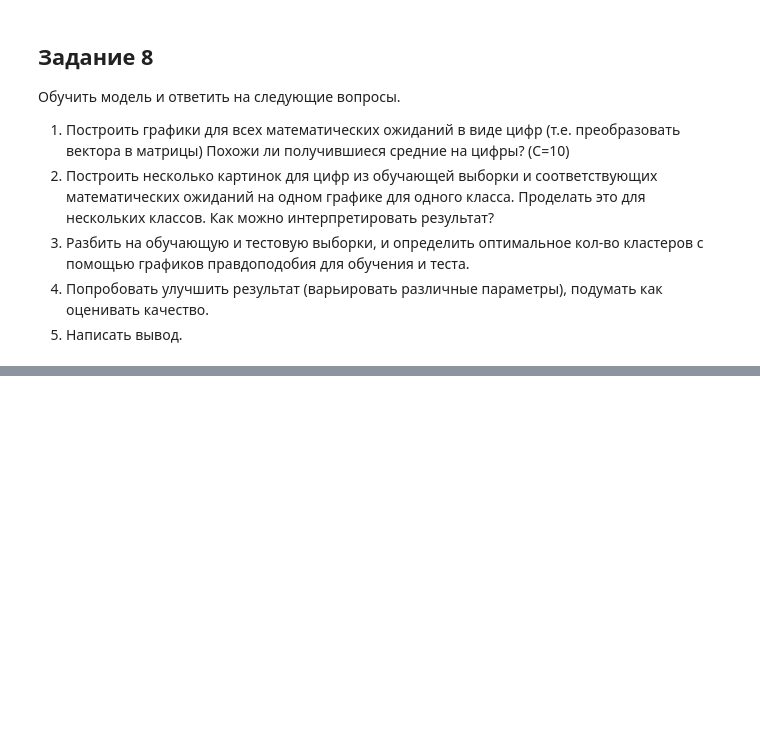
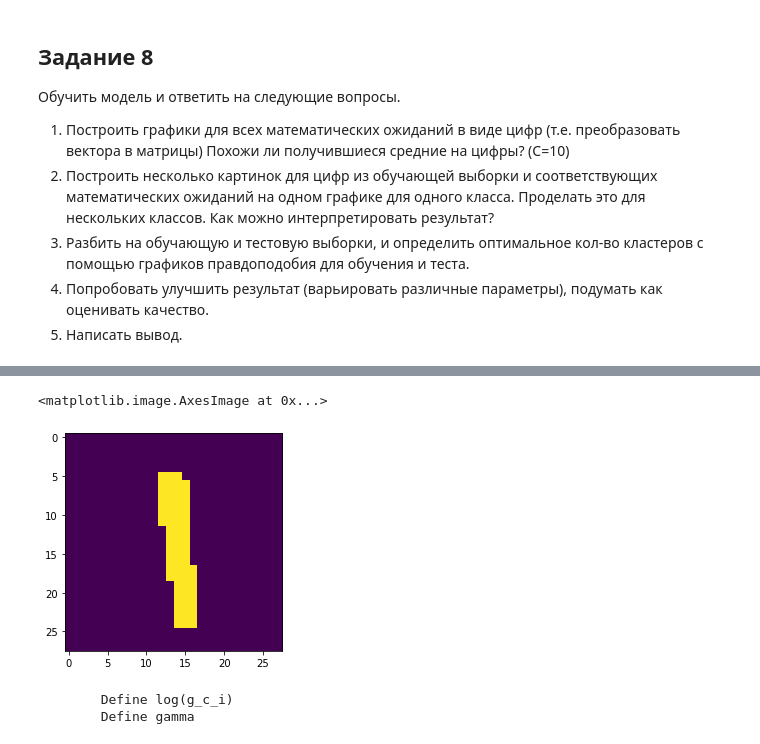
Before and after one commit to JacKira/BayesMethods, a Jupyter notebook: Lab/lab_descr.ipynb, the cells around one changed output, grey strips where cells are left out. Saved outputs shown, nothing was run; the diff lists cells and outputs as text; code cells hidden in the pictures; blank space fills up the shorter version.

```diff
--- a/Lab/lab_descr.ipynb
+++ b/Lab/lab_descr.ipynb
@@ -378,0 +410,10 @@ plt.imshow(X_train[0])
+# %%
+plt.imshow(X_train[8])
+# %% [output]
+<matplotlib.image.AxesImage at 0x...>
+[figure, added]
+# %%
+gamma = E_step(np.array([X_train.reshape(-1, 28*28)[8]]), pi, mu)
+# %% [output]
+        Define log(g_c_i)
+        Define gamma
```
Also changed, not shown: parts of 19 cells of this notebook, 1 other file.
